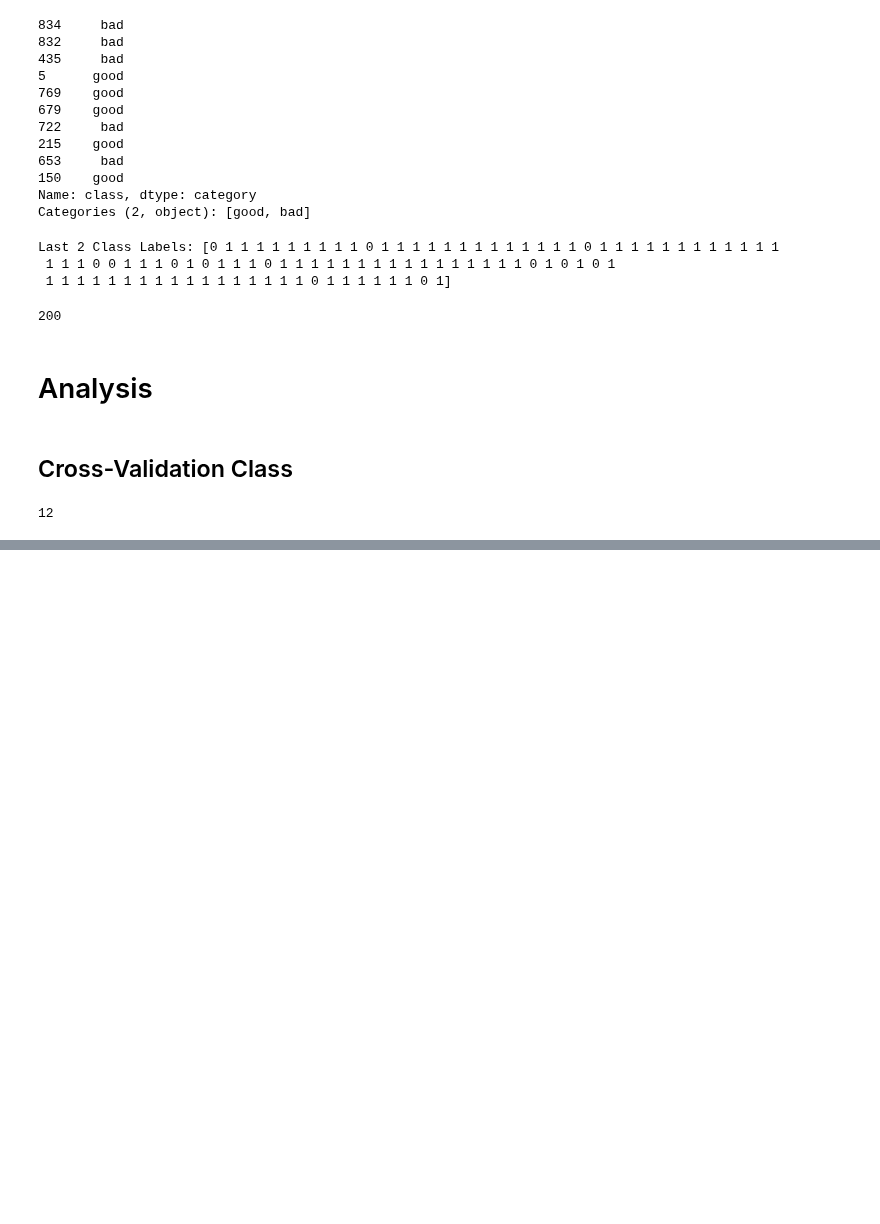
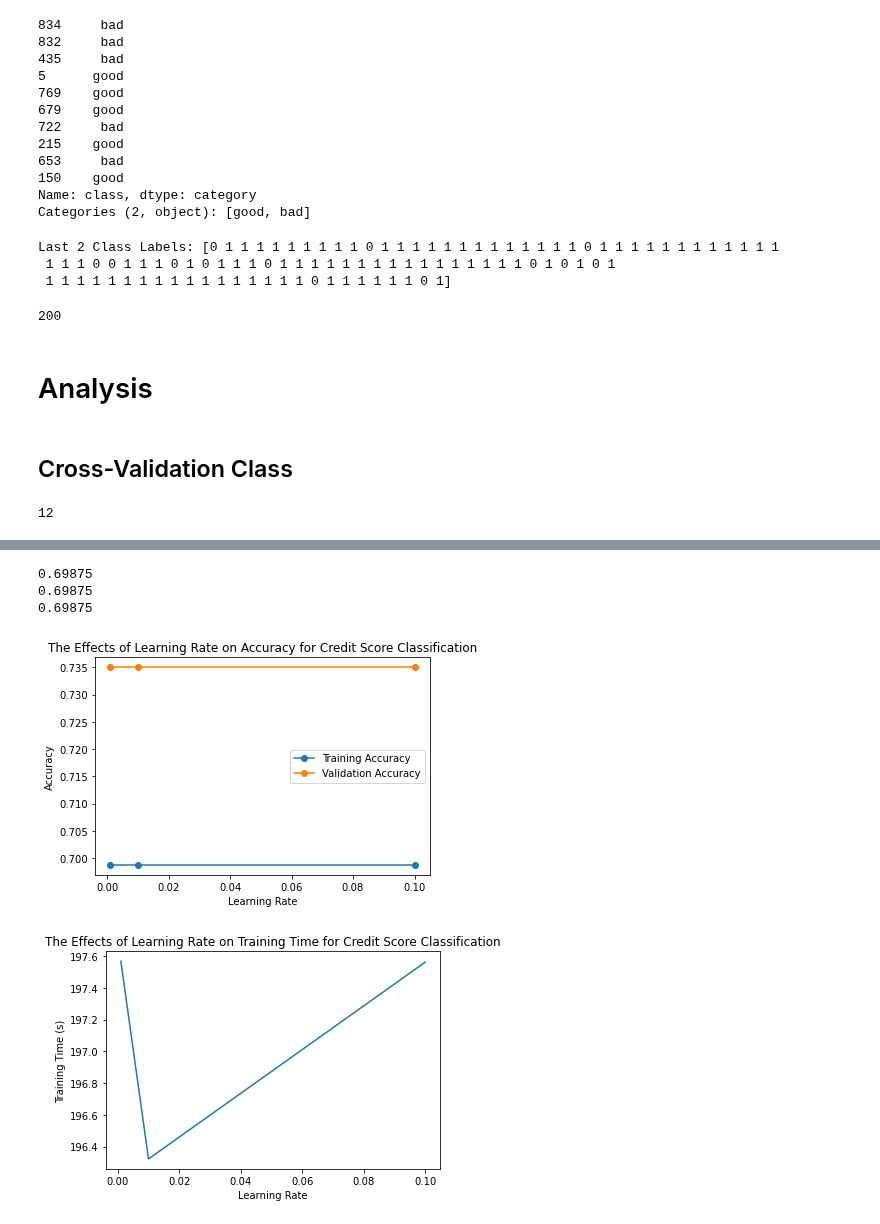
Before and after one commit to brendanmarks/project2, a Jupyter notebook: project2.ipynb, the cells around one changed output, grey strips where cells are left out. Cells and saved outputs as stored; diff of their text form; code cells hidden in the pictures; blank space fills up the shorter version.

```diff
--- a/project2.ipynb
+++ b/project2.ipynb
@@ -224,6 +223,9 @@ class GradientDescent:
     def set_params(self, **parameters):
         for parameter, value in parameters.items():
             setattr(self, parameter, value)
+        self.accuracy_tr = []
+        self.accuracy_val = []
+        self.weight_history = []
         return self
 
     # Run method - delegates work to one of 2 helper methods, dependent on if Adam is being used or not
@@ -753,0 +813,2 @@ KeyboardInterrupt:
+# %%
+best_values = [1.0e-02, 2.5e+02, 1.0e-01, 9.9e-01, 1.0e+04, 2.0e+01, 0.0e+00, 9.9e-01, 1.0e-08, 0.0e+00, 0.0e+00, 1.0e-01]
@@ -753,0 +869,2 @@ KeyboardInterrupt:
+# %%
+best_valuesc = [1.0e-02, 2.5e+02, 1.0e-01, 9.9e-01, 100, 2.0e+01, 0.0e+00, 9.9e-01, 1.0e-08, 0.0e+00, 0.0e+00, 1.0e-01]
@@ -753,0 +947,57 @@ KeyboardInterrupt:
+# %%
+train_times2 = []
+accuracies2 = []
+predictions2 = []
+
+learning_rates = [0.001, 0.01, 0.1]
+
+minibatch_tester_2 = None
+for b in learning_rates:
+  if minibatch_tester_2 is None:
+    minibatch_tester_2 = Tester(learning_rate=b, max_iters=int(best_valuesc[1]), alphaa=best_valuesc[2], beta1=best_valuesc[3], max_iterations=int(best_valuesc[4]),
+                            max_no_change=int(best_valuesc[5]), adaptive=best_valuesc[6], beta2=best_valuesc[7], epsilon=best_valuesc[8], minibatch_size=int(best_valuesc[9]), regularize=int(best_valuesc[10]),
+                            lambdaa=best_values[11])
+  else:
+    minibatch_tester_2.set_params(learning_rate=b, max_iters=int(best_valuesc[1]), alphaa=best_valuesc[2], beta1=best_valuesc[3], max_iterations=int(best_valuesc[4]),
+                                max_no_change=int(best_valuesc[5]), adaptive=best_valuesc[6], beta2=best_valuesc[7], epsilon=best_valuesc[8], minibatch_size=int(best_valuesc[9]), regularize=int(best_valuesc[10]),
+                                lambdaa=best_valuesc[11])
+  start_time = time.time()
+  a = minibatch_tester_2.fit(credit_final)
+  run_time = time.time() - start_time
+  predictions2.append(minibatch_tester_2.predict_score(credit_test_final, "class"))
+
+  accuracies2.append(a)
+  train_times2.append(run_time)
+# %% [output]
+0.69875
+0.69875
+0.69875
+# %%
+x =  accuracies2
+x3 = predictions2
+y = [0.001,0.01,0.1]
+
+fig,ax=plt.subplots()
+ax.set_title('The Effects of Learning Rate on Accuracy for Credit Score Classification')
+line1, = ax.plot(y, x, marker="o")
+ax.set_xlabel("Learning Rate")
+ax.set_ylabel("Accuracy")
+line2, = ax.plot(y, x3, marker="o")
+
+line1.set_label('Training Accuracy')
+line2.set_label('Validation Accuracy')
+ax.legend()
+
+plt.show()
+
+
+x = y
+y = train_times2
+plt.plot(x, y)
+plt.title('The Effects of Learning Rate on Training Time for Credit Score Classification')
+plt.xlabel('Learning Rate')
+plt.ylabel('Training Time (s)')
+plt.show()
+# %% [output]
+[figure, added]
+[figure, added]
```
Also changed, not shown: parts of 27 cells of this notebook.
